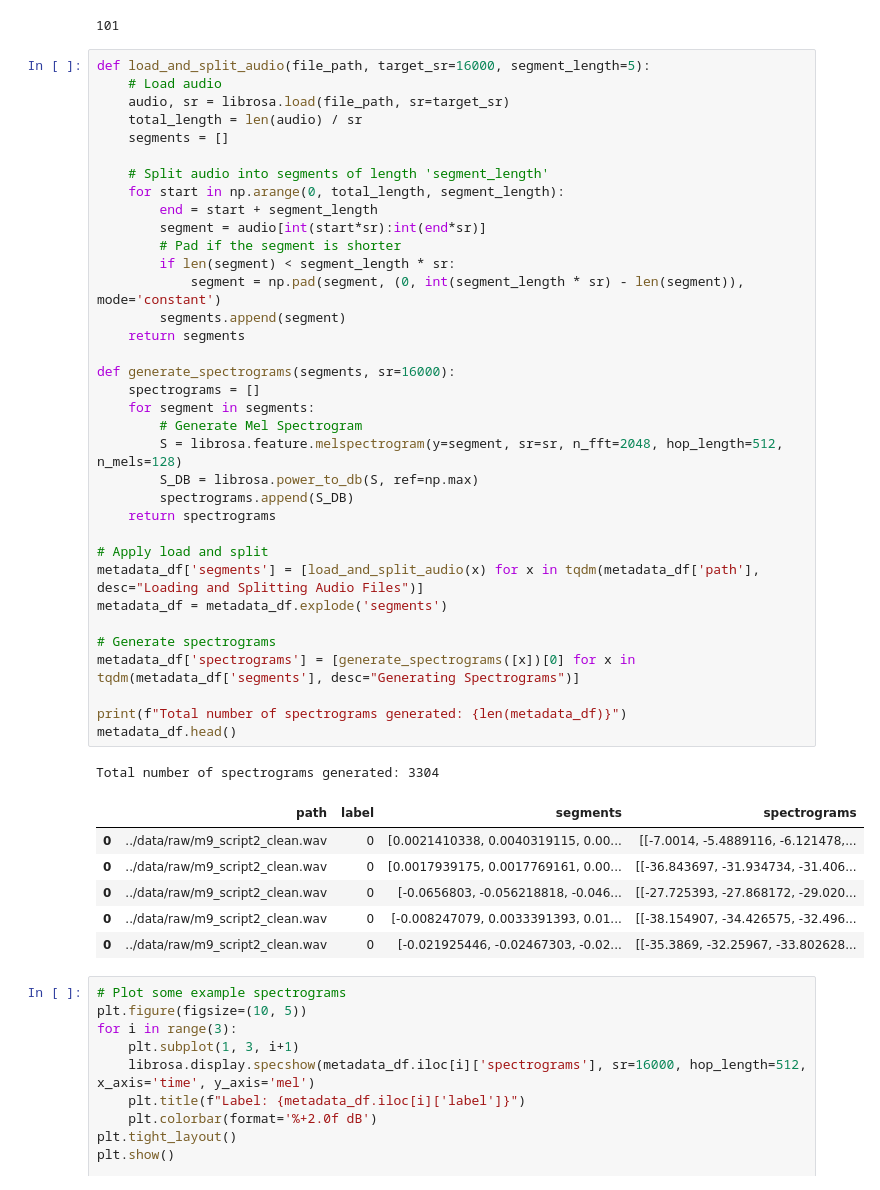
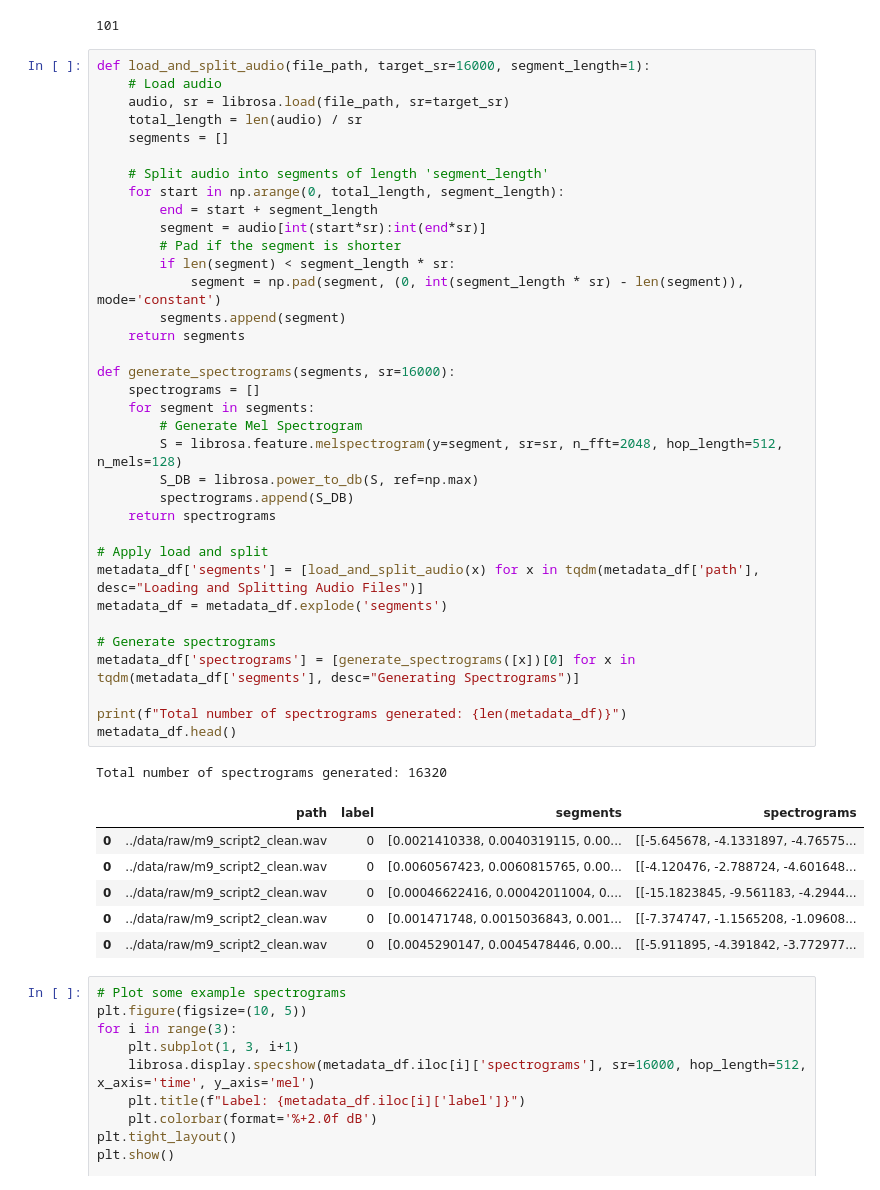
Before and after one commit to mvishiu11/iml-voice-recognition, a Jupyter notebook: notebooks/milestone_1.ipynb, the cells around one changed output. Cells and saved outputs as stored; diff of their text form.

```diff
--- a/notebooks/milestone_1.ipynb
+++ b/notebooks/milestone_1.ipynb
@@ -76,7 +77,7 @@ len(metadata)
 # %% [output]
 101
 # %%
-def load_and_split_audio(file_path, target_sr=16000, segment_length=5):
+def load_and_split_audio(file_path, target_sr=16000, segment_length=1):
     # Load audio
     audio, sr = librosa.load(file_path, sr=target_sr)
     total_length = len(audio) / sr
@@ -85,39 +86,39 @@ def load_and_split_audio(file_path, target_sr=16000, segment_length=5):
     # Split audio into segments of length 'segment_length'
     for start in np.arange(0, total_length, segment_length):
         end = start + segment_length
         segment = audio[int(start*sr):int(end*sr)]
         # Pad if the segment is shorter
         if len(segment) < segment_length * sr:
             segment = np.pad(segment, (0, int(segment_length * sr) - len(segment)), mode='constant')
         segments.append(segment)
     return segments
 
 def generate_spectrograms(segments, sr=16000):
     spectrograms = []
     for segment in segments:
         # Generate Mel Spectrogram
         S = librosa.feature.melspectrogram(y=segment, sr=sr, n_fft=2048, hop_length=512, n_mels=128)
         S_DB = librosa.power_to_db(S, ref=np.max)
         spectrograms.append(S_DB)
     return spectrograms
 
 # Apply load and split
 metadata_df['segments'] = [load_and_split_audio(x) for x in tqdm(metadata_df['path'], desc="Loading and Splitting Audio Files")]
 metadata_df = metadata_df.explode('segments')
 
 # Generate spectrograms
 metadata_df['spectrograms'] = [generate_spectrograms([x])[0] for x in tqdm(metadata_df['segments'], desc="Generating Spectrograms")]
 
 print(f"Total number of spectrograms generated: {len(metadata_df)}")
 metadata_df.head()
 # %% [output]
-Total number of spectrograms generated: 3304
+Total number of spectrograms generated: 16320
 |  | path | label | segments | spectrograms |
-| 0 | ../data/raw/m9_script2_clean.wav | 0 | [0.0021410338, 0.0040319115, 0.00... | [[-7.0014, -5.4889116, -6.121478,... |
-| 0 | ../data/raw/m9_script2_clean.wav | 0 | [0.0017939175, 0.0017769161, 0.00... | [[-36.843697, -31.934734, -31.406... |
-| 0 | ../data/raw/m9_script2_clean.wav | 0 | [-0.0656803, -0.056218818, -0.046... | [[-27.725393, -27.868172, -29.020... |
-| 0 | ../data/raw/m9_script2_clean.wav | 0 | [-0.008247079, 0.0033391393, 0.01... | [[-38.154907, -34.426575, -32.496... |
-| 0 | ../data/raw/m9_script2_clean.wav | 0 | [-0.021925446, -0.02467303, -0.02... | [[-35.3869, -32.25967, -33.802628... |
+| 0 | ../data/raw/m9_script2_clean.wav | 0 | [0.0021410338, 0.0040319115, 0.00... | [[-5.645678, -4.1331897, -4.76575... |
+| 0 | ../data/raw/m9_script2_clean.wav | 0 | [0.0060567423, 0.0060815765, 0.00... | [[-4.120476, -2.788724, -4.601648... |
+| 0 | ../data/raw/m9_script2_clean.wav | 0 | [0.00046622416, 0.00042011004, 0.... | [[-15.1823845, -9.561183, -4.2944... |
+| 0 | ../data/raw/m9_script2_clean.wav | 0 | [0.001471748, 0.0015036843, 0.001... | [[-7.374747, -1.1565208, -1.09608... |
+| 0 | ../data/raw/m9_script2_clean.wav | 0 | [0.0045290147, 0.0045478446, 0.00... | [[-5.911895, -4.391842, -3.772977... |
 # %%
 # Plot some example spectrograms
 plt.figure(figsize=(10, 5))
```
Also changed, not shown: parts of 3 cells of this notebook, 6 other files.
